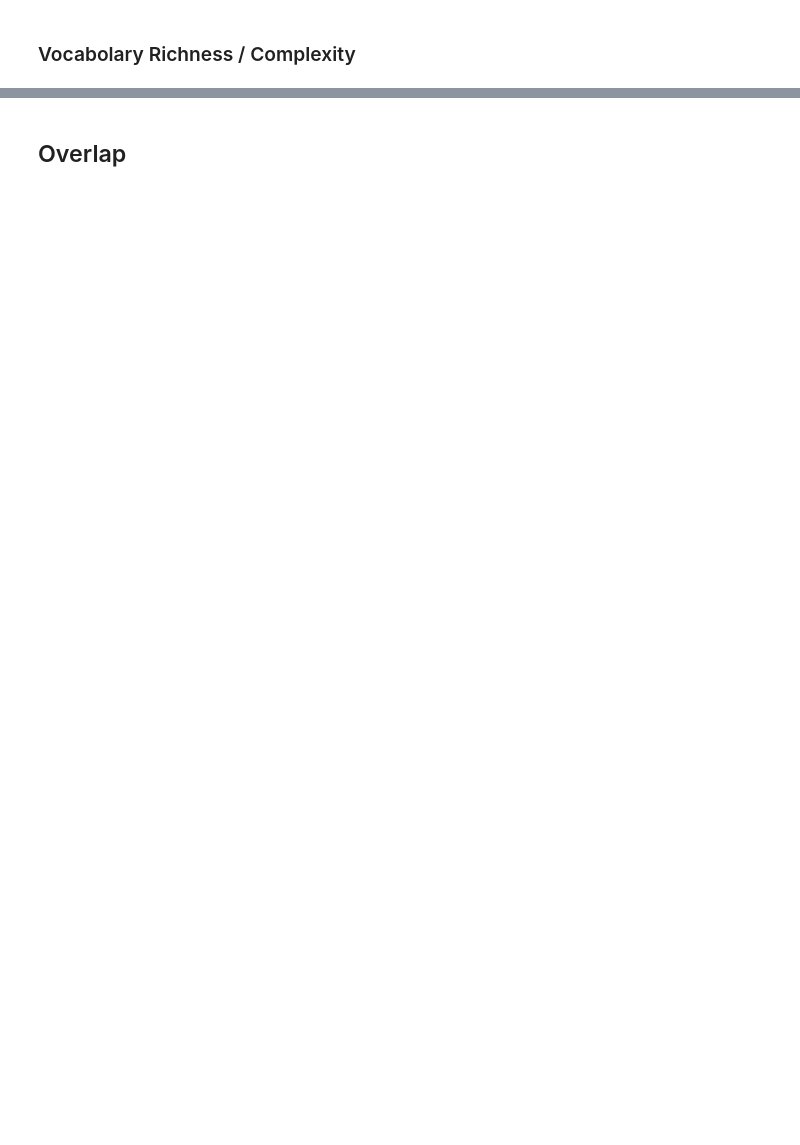
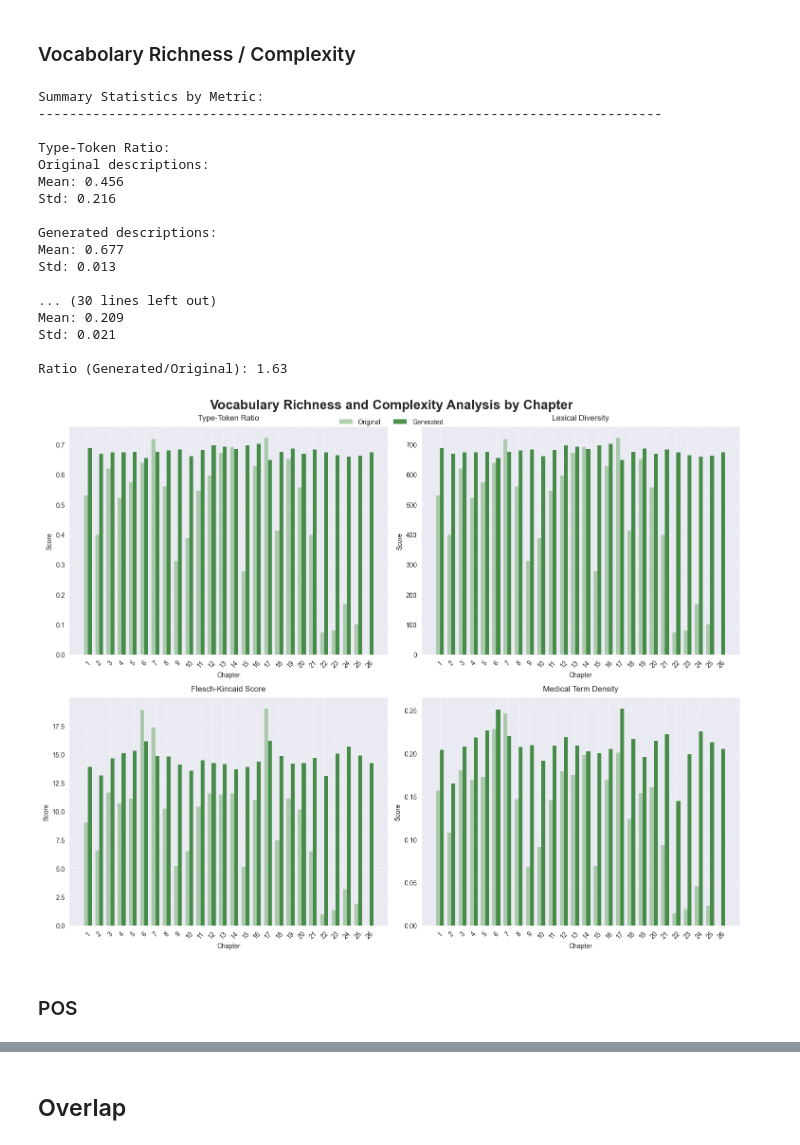
Before and after one commit to marcolomele/vectorization-ICD11, a Jupyter notebook: Data/data-analysis.ipynb, the cells around one changed output, grey strips where cells are left out. Drawn from its saved outputs; the diff is of its cells as text; code cells hidden in the pictures; blank space fills up the shorter version.

```diff
--- a/Data/data-analysis.ipynb
+++ b/Data/data-analysis.ipynb
@@ -92,7 +97,7 @@ def create_preprocessed_columns(df, original_col='definition',
                                 remove_stopwords=True):
 
     # Create a copy of the dataframe
-    df_processed = df[['id', original_col, generated_col]].copy()
+    df_processed = df[['id', 'chapter', original_col, generated_col]].copy()
 
     # Create new column names for preprocessed text
     original_processed = f"{original_col}_processed"
@@ -132,0 +477,23 @@ density_df = create_preprocessed_columns(
+# %%
+analyze_vocabulary_complexity(density_df)
+# %% [output]
+Summary Statistics by Metric:
+--------------------------------------------------------------------------------
+
+Type-Token Ratio:
+Original descriptions:
+Mean: 0.456
+Std: 0.216
+
+Generated descriptions:
+Mean: 0.677
+Std: 0.013
+
+... (30 lines left out)
+Mean: 0.209
+Std: 0.021
+
+Ratio (Generated/Original): 1.63
+[figure, added]
+# %% [markdown]
+### POS
```
Also changed, not shown: parts of 9 cells of this notebook, 3 other files.
